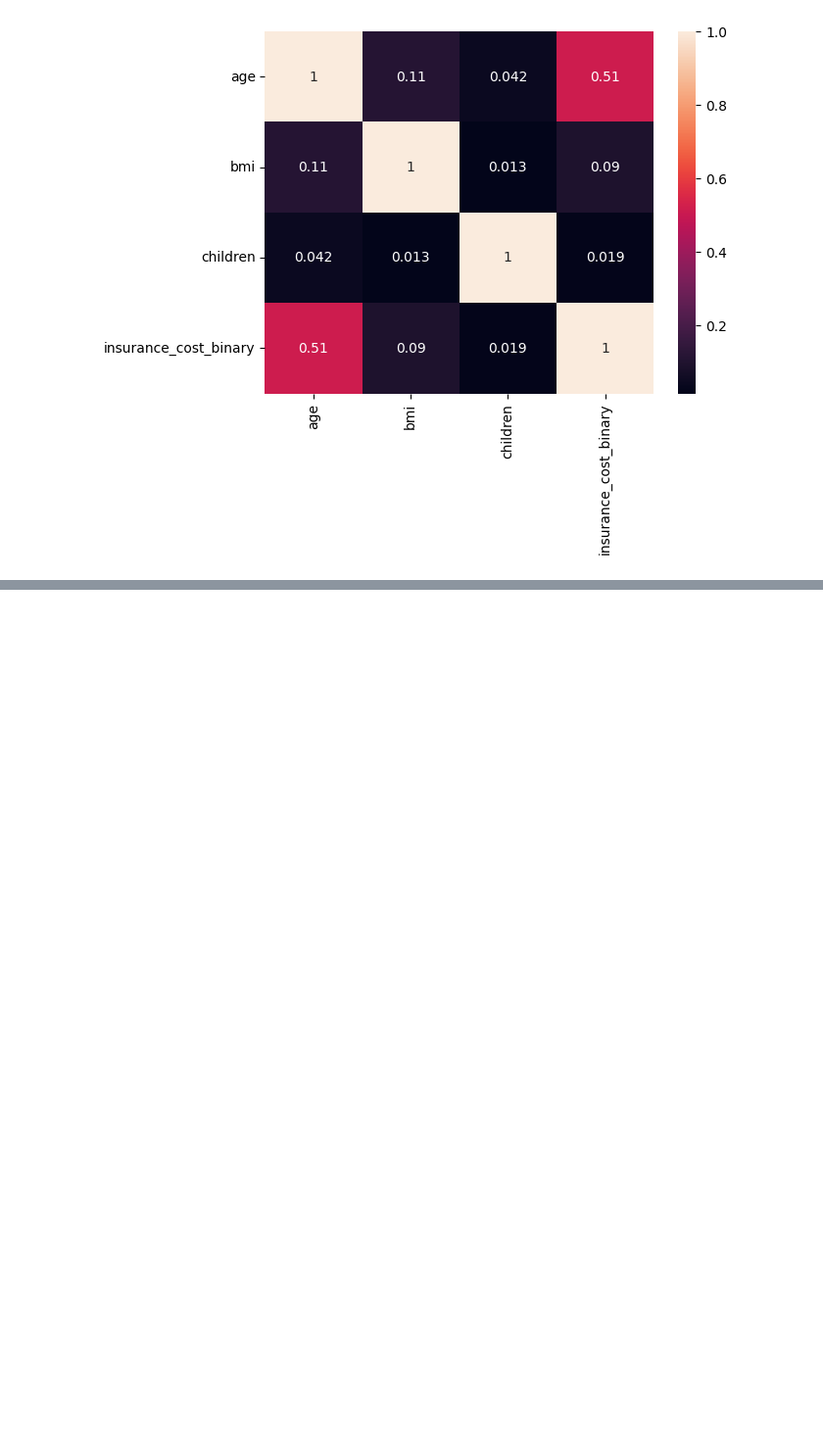
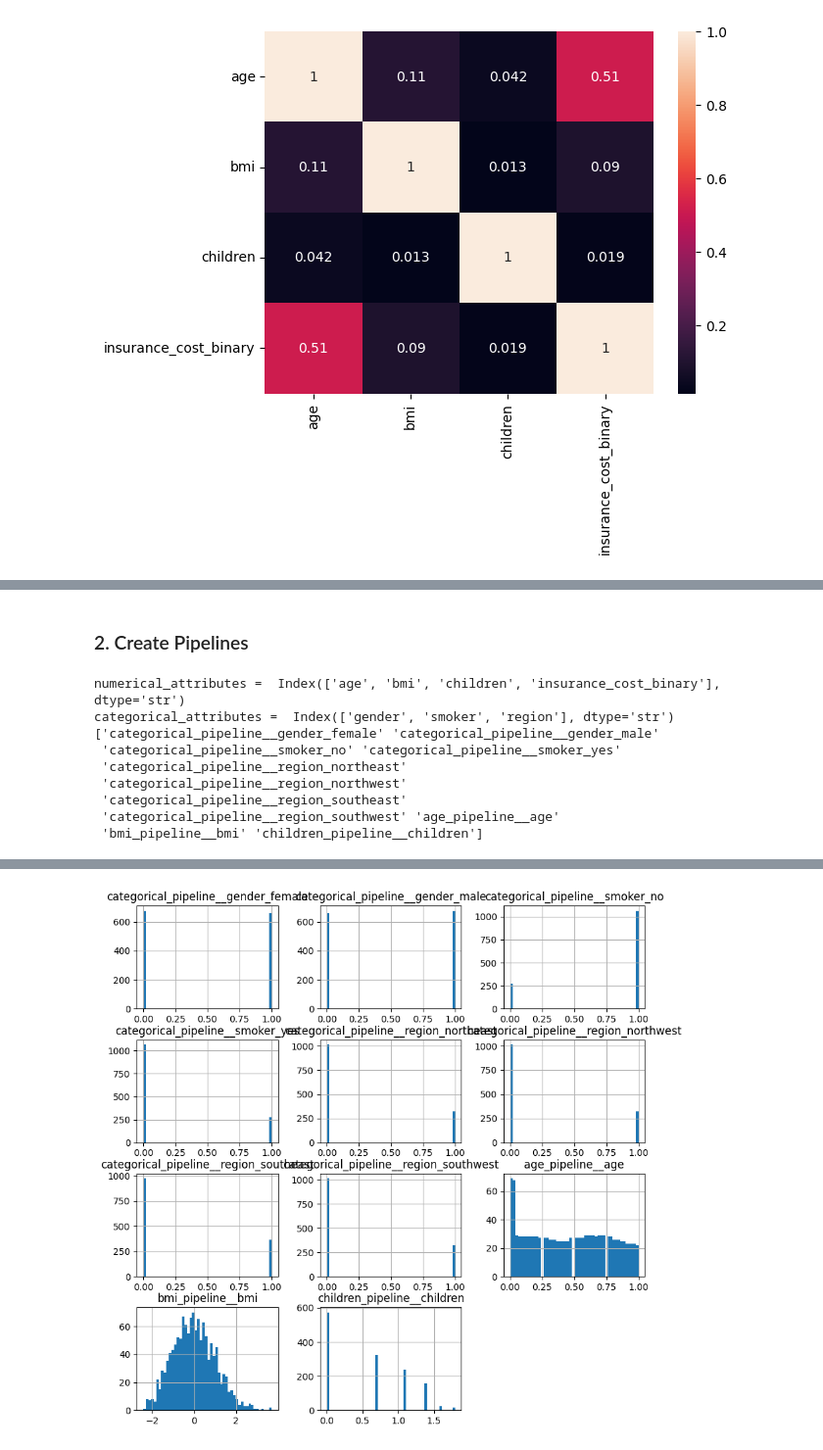
Before and after one commit to kristyan/data, a Jupyter notebook: e-tivity3/etivity3_classification.ipynb, the cells around one changed output, grey strips where cells are left out. Shown at 98% size. Drawn from its saved outputs; the diff is of its cells as text; code cells hidden in the pictures; blank space fills up the shorter version.

```diff
--- a/e-tivity3/etivity3_classification.ipynb
+++ b/e-tivity3/etivity3_classification.ipynb
@@ -181,0 +162,68 @@ Index(['age', 'gender', 'bmi', 'children', 'smoker', 'region',
+# %% [markdown]
+### 2. Create Pipelines
+# %%
+def log_transform(x):
+    return np.log(x+1)
+
+# Create a pipeline for the categorical attributes
+categorical_pipeline = Pipeline(
+    [
+        ('one_hot_encoder', OneHotEncoder())
+    ]
+)
+
+numerical_attributes = df.select_dtypes(include=['float64', 'int64']).columns
+
+print("numerical_attributes = ", numerical_attributes)
+print("categorical_attributes = ", categorical_attributes)
+
+log_pipeline = Pipeline(
+    [
+        ('log_transformer', FunctionTransformer(log_transform, feature_names_out='one-to-one'))
+    ]
+)
+
+bmi_pipeline = Pipeline(
+    [
+        ('standard_scaler', StandardScaler())
+    ]
+)
+
+age_pipeline = Pipeline(
+    [
+        ('passthrough', 'passthrough')
+    ]
+)
+
+plt.show()
+
+# Combine the pipelines
+preprocessing_pipeline = ColumnTransformer(
+    [
+        ('categorical_pipeline', categorical_pipeline, categorical_attributes),
+        ('age_pipeline', age_pipeline, ['age']),
+        ('bmi_pipeline', bmi_pipeline, ['bmi']),
+        ('children_pipeline', log_pipeline, ['children']),
+    ]
+)
+
+prepared = preprocessing_pipeline.fit_transform(df)
+
+print(preprocessing_pipeline.get_feature_names_out())
+
+df_prepared = pd.DataFrame(prepared, columns=preprocessing_pipeline.get_feature_names_out(), index=df.index)
+
+df_prepared.hist(bins=50, figsize=(10, 10), )
+
+
+df_prepared.head(20)
+# %% [output]
+numerical_attributes =  Index(['age', 'bmi', 'children', 'insurance_cost_binary'], dtype='str')
+categorical_attributes =  Index(['gender', 'smoker', 'region'], dtype='str')
+['categorical_pipeline__gender_female' 'categorical_pipeline__gender_male'
+ 'categorical_pipeline__smoker_no' 'categorical_pipeline__smoker_yes'
+ 'categorical_pipeline__region_northeast'
+ 'categorical_pipeline__region_northwest'
+ 'categorical_pipeline__region_southeast'
+ 'categorical_pipeline__region_southwest' 'age_pipeline__age'
+ 'bmi_pipeline__bmi' 'children_pipeline__children']
@@ -181,0 +247 @@ Index(['age', 'gender', 'bmi', 'children', 'smoker', 'region',
+[figure, added]
```
Also changed, not shown: parts of 16 cells of this notebook.
